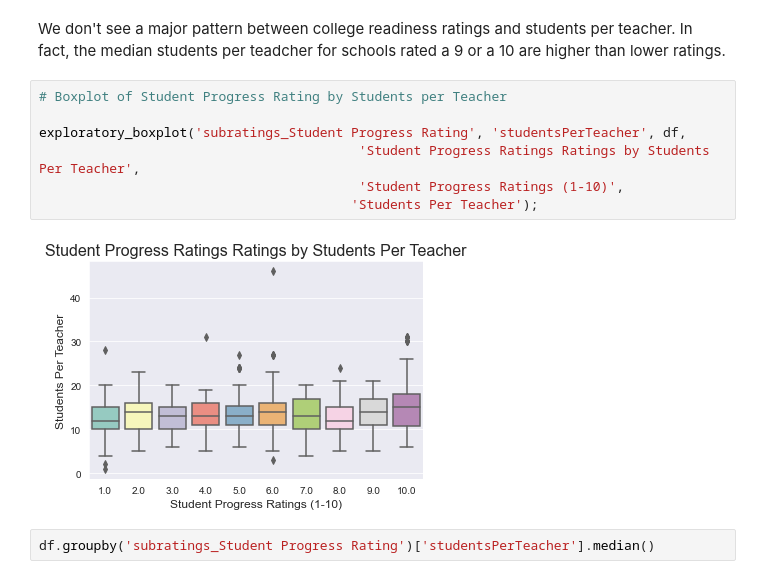
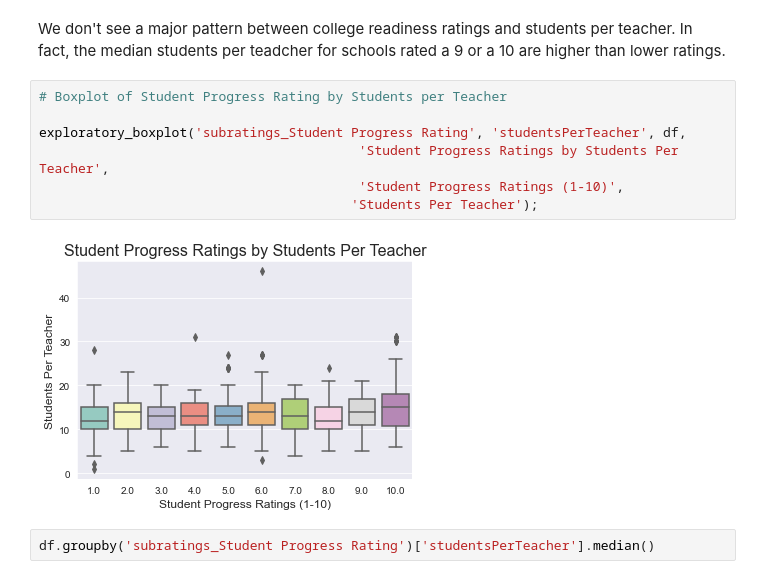
Before and after one commit to MLondon1027/Great-Schools-Ratings, a Jupyter notebook: Capstone_1_EDA.ipynb, the cells around one changed output. Cells and saved outputs as stored; diff of their text form.

```diff
--- a/Capstone_1_EDA.ipynb
+++ b/Capstone_1_EDA.ipynb
@@ -96,12 +96,12 @@ We don't see a major pattern between college readiness ratings and students per
 # %%
 # Boxplot of Student Progress Rating by Students per Teacher
 
 exploratory_boxplot('subratings_Student Progress Rating', 'studentsPerTeacher', df,
-                                         'Student Progress Ratings Ratings by Students Per Teacher',
+                                         'Student Progress Ratings by Students Per Teacher',
                                          'Student Progress Ratings (1-10)',
                                         'Students Per Teacher');
 # %% [output]
-[figure, old version]
+[figure, new version]
 # %%
 df.groupby('subratings_Student Progress Rating')['studentsPerTeacher'].median()
 # %% [output]
```
Also changed, not shown: parts of 1 cell of this notebook, 1 other file.
